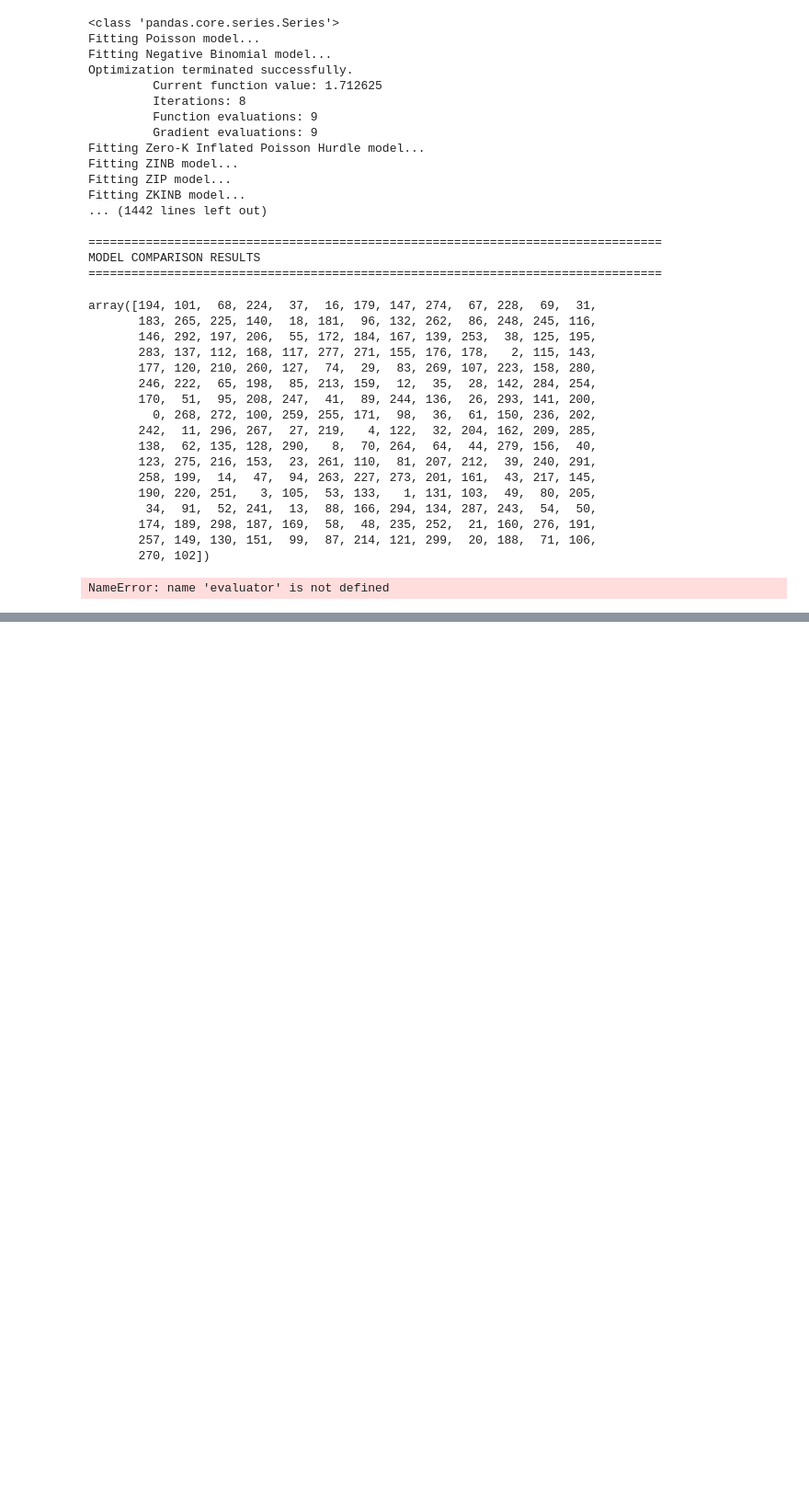
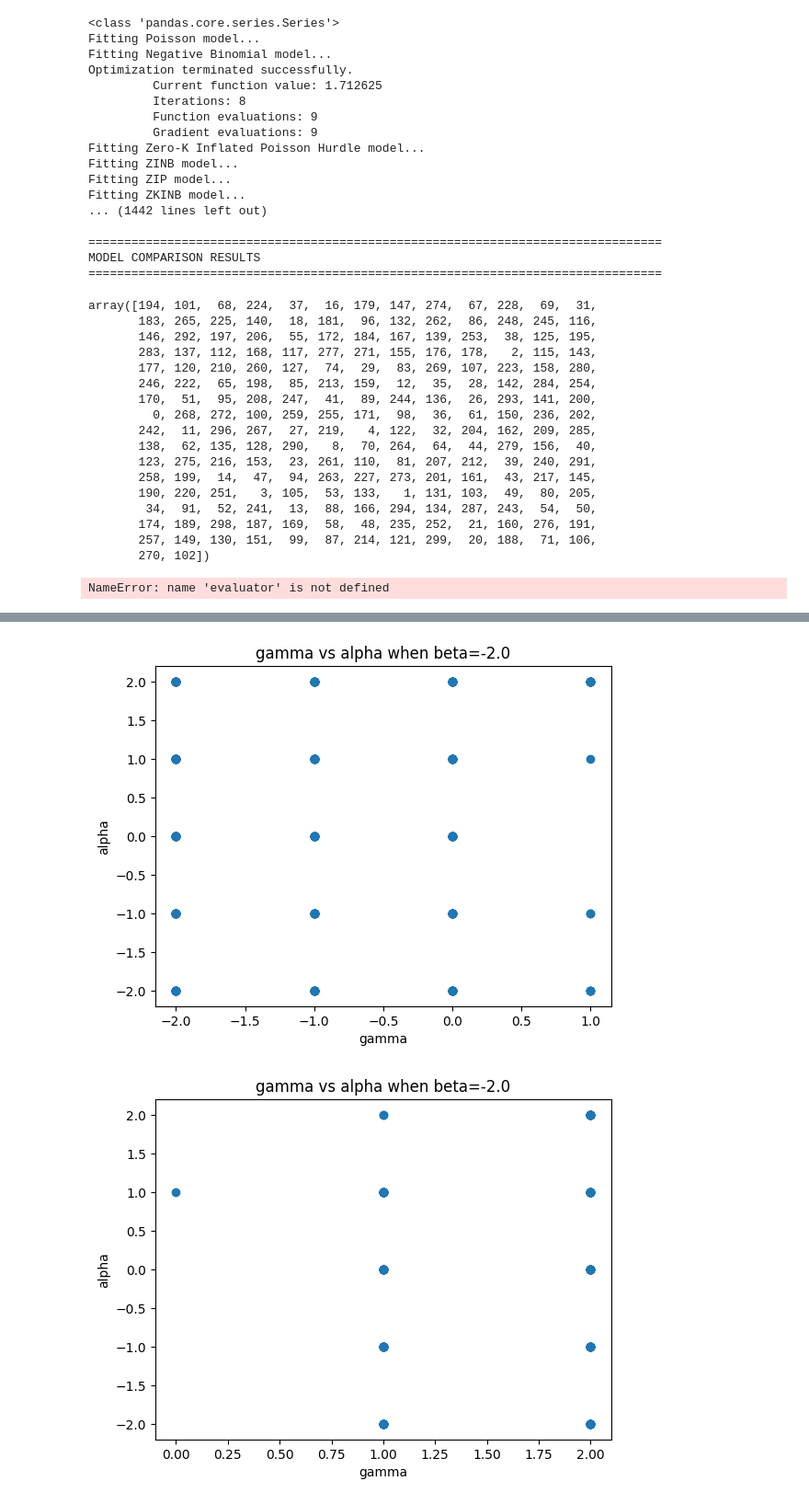
Before and after one commit to JPasindu/ResearchProjectMain, a Jupyter notebook: Final Simulation/simulation_02.ipynb, the cells around one changed output, grey strips where cells are left out. Shown at 92% size. Saved outputs shown, nothing was run; the diff lists cells and outputs as text; code cells hidden in the pictures; blank space fills up the shorter version.

```diff
--- a/Final Simulation/simulation_02.ipynb
+++ b/Final Simulation/simulation_02.ipynb
@@ -728,0 +680,36 @@ n=300
+# %%
+import matplotlib.pyplot as plt
+
+# Data
+
+for beta in np.linspace(-2, 2, 5):
+    x = results.loc[results['beta']==beta,'gamma']
+    y = results.loc[results['beta']==beta,'alpha']
+
+    # Create plot
+    plt.scatter(x, y)
+
+    # Add titles and labels
+    plt.title(f"gamma vs alpha when beta={beta}")
+    plt.xlabel("gamma")
+    plt.ylabel("alpha")
+
+    # Display plot
+    plt.show()
+
+    x = results_r2_minus.loc[results_r2_minus['beta']==beta,'gamma']
+    y = results_r2_minus.loc[results_r2_minus['beta']==beta,'alpha']
+
+    # Create plot
+    plt.scatter(x, y)
+
+    # Add titles and labels
+    plt.title(f"gamma vs alpha when beta={beta}")
+    plt.xlabel("gamma")
+    plt.ylabel("alpha")
+
+    # Display plot
+    plt.show()
+# %% [output]
+[figure, added]
+[figure, added]
```
Also changed, not shown: parts of 11 cells of this notebook, 6 other files.
